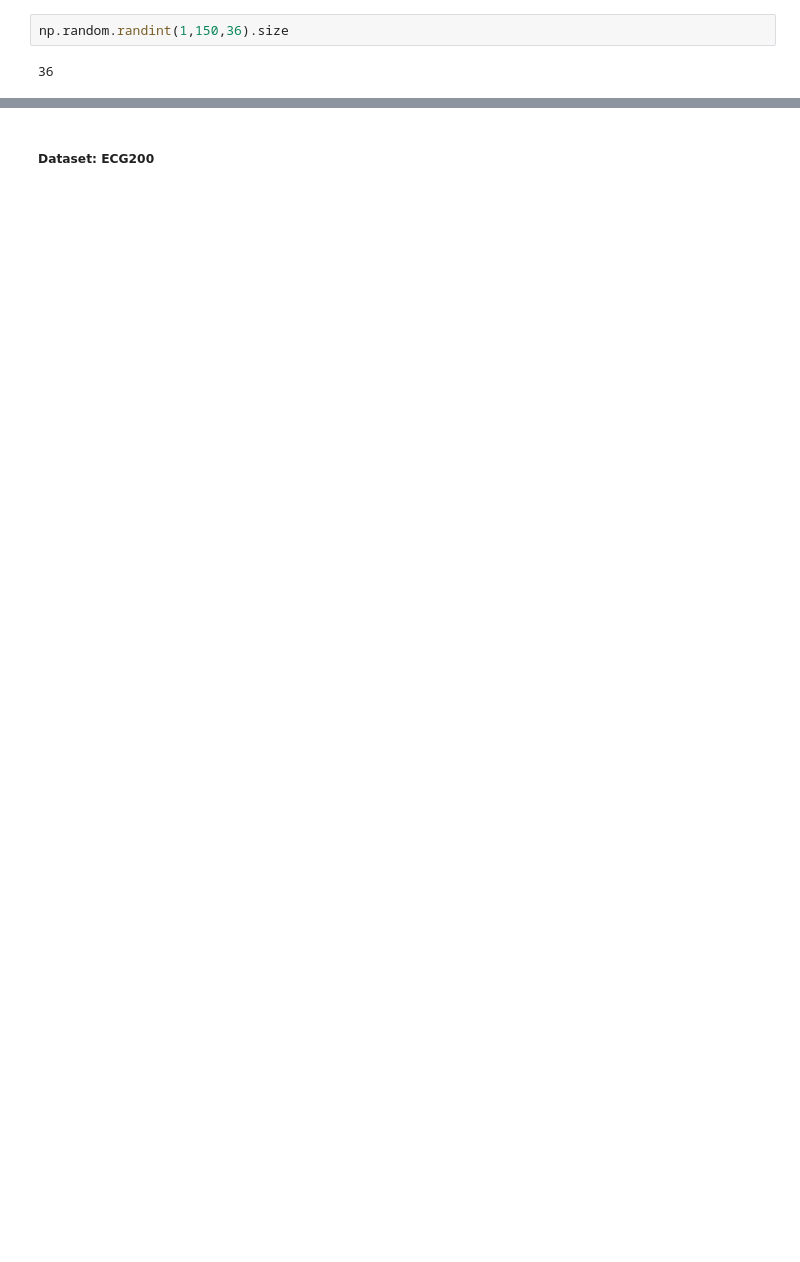
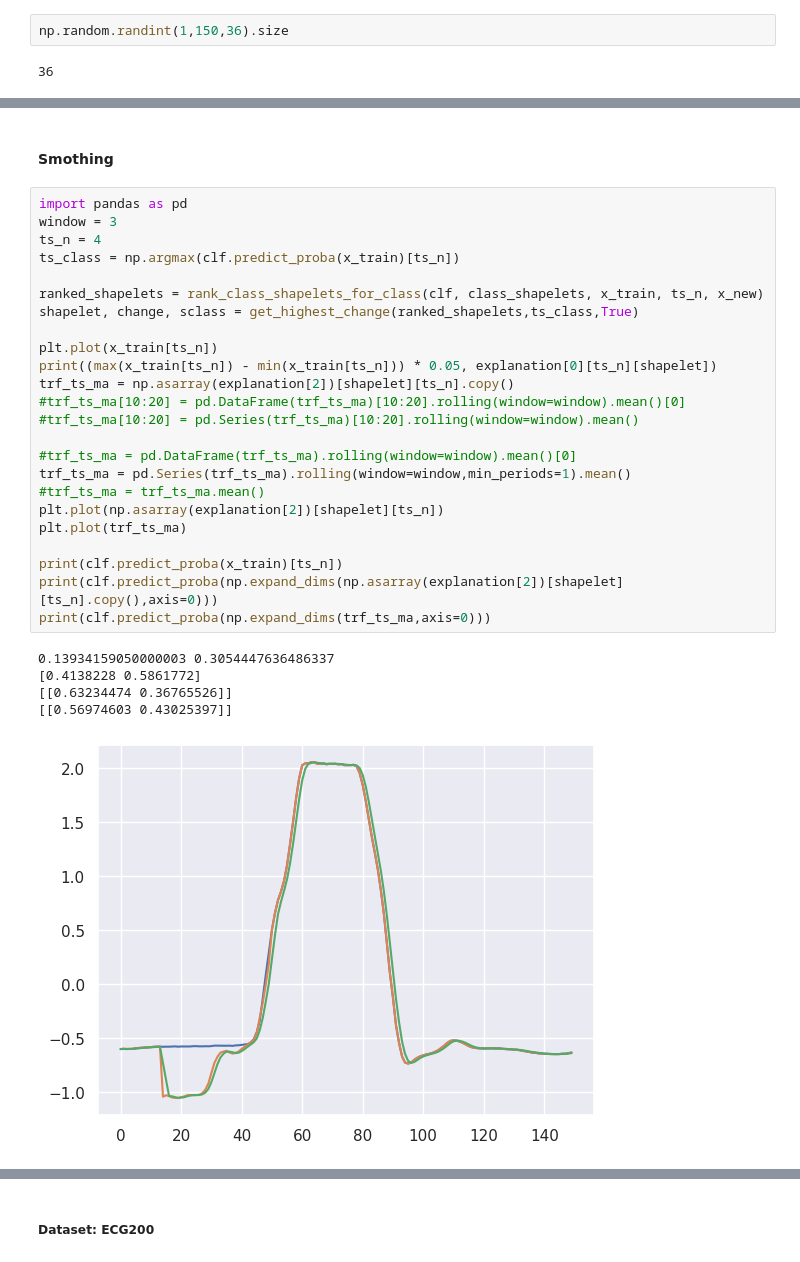
Before and after one commit to belaboe97/xai-shapelets, a Jupyter notebook: ST_pyts.ipynb, the cells around one changed output, grey strips where cells are left out. Saved outputs shown, nothing was run; the diff lists cells and outputs as text; blank space fills up the shorter version.

```diff
--- a/ST_pyts.ipynb
+++ b/ST_pyts.ipynb
@@ -1054,0 +1104,32 @@ m
+# %% [markdown]
+#### Smothing
+# %%
+import pandas as pd
+window = 3
+ts_n = 4
+ts_class = np.argmax(clf.predict_proba(x_train)[ts_n])
+
+ranked_shapelets = rank_class_shapelets_for_class(clf, class_shapelets, x_train, ts_n, x_new)
+shapelet, change, sclass = get_highest_change(ranked_shapelets,ts_class,True)
+
+plt.plot(x_train[ts_n])
+print((max(x_train[ts_n]) - min(x_train[ts_n])) * 0.05, explanation[0][ts_n][shapelet])
+trf_ts_ma = np.asarray(explanation[2])[shapelet][ts_n].copy()
+#trf_ts_ma[10:20] = pd.DataFrame(trf_ts_ma)[10:20].rolling(window=window).mean()[0]
+#trf_ts_ma[10:20] = pd.Series(trf_ts_ma)[10:20].rolling(window=window).mean()
+
+#trf_ts_ma = pd.DataFrame(trf_ts_ma).rolling(window=window).mean()[0]
+trf_ts_ma = pd.Series(trf_ts_ma).rolling(window=window,min_periods=1).mean()
+#trf_ts_ma = trf_ts_ma.mean()
+plt.plot(np.asarray(explanation[2])[shapelet][ts_n])
+plt.plot(trf_ts_ma)
+
+print(clf.predict_proba(x_train)[ts_n])
+print(clf.predict_proba(np.expand_dims(np.asarray(explanation[2])[shapelet][ts_n].copy(),axis=0)))
+print(clf.predict_proba(np.expand_dims(trf_ts_ma,axis=0)))
+# %% [output]
+0.13934159050000003 0.3054447636486337
+[0.4138228 0.5861772]
+[[0.63234474 0.36765526]]
+[[0.56974603 0.43025397]]
+[figure, added]
```
Also changed, not shown: parts of 26 cells of this notebook, 2 other files.
